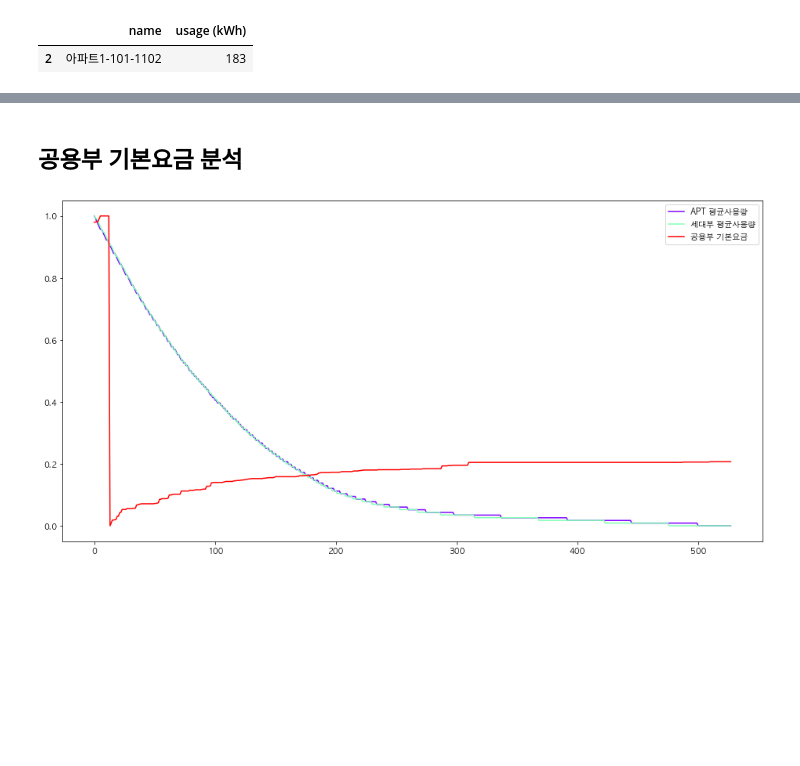
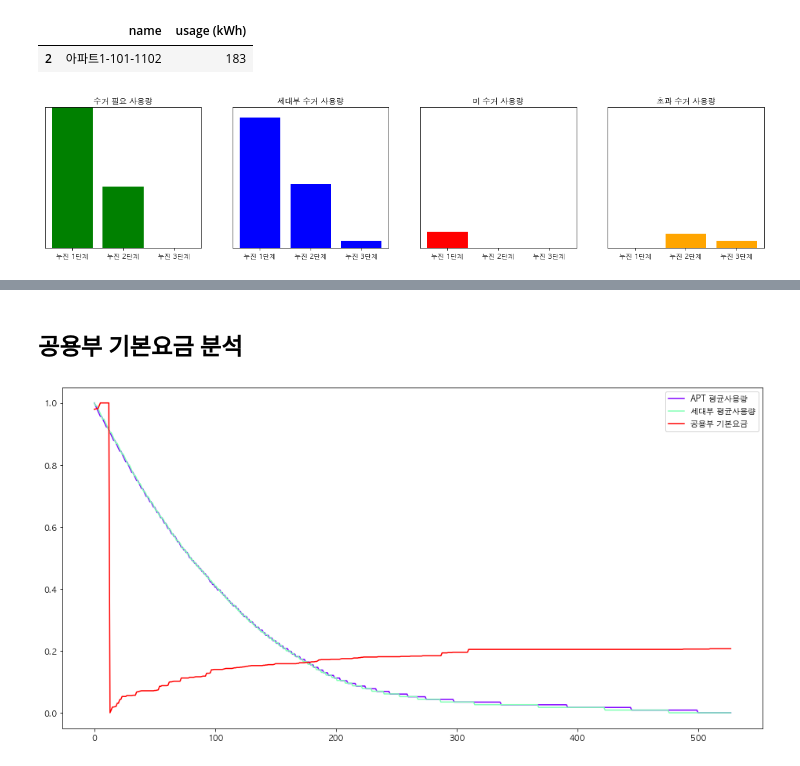
Before and after one commit to formegusto/what-is-public-fee, a Jupyter notebook: 전기를 아꼈을 때, 공동설비요금이 감소할까? (형평성의 문제에 대하여).ipynb, the cells around one changed output, grey strips where cells are left out. Drawn from its saved outputs; the diff is of its cells as text; code cells hidden in the pictures; blank space fills up the shorter version.

```diff
--- a/전기를 아꼈을 때, 공동설비요금이 감소할까? (형평성의 문제에 대하여).ipynb
+++ b/전기를 아꼈을 때, 공동설비요금이 감소할까? (형평성의 문제에 대하여).ipynb
@@ -95,3 +98,62 @@ target
 # %% [output]
 |  | name | usage (kWh) |
 | 2 | 아파트1-101-1102 | 183 |
+# %%
+fig = plt.figure(figsize=(20,4))
+
+matplotlib.use('agg')
+cam = Camera(fig)
+
+_month_df = month_df.copy()
+households_mean = round(_month_df['usage (kWh)'].mean())
+col_all = np.array(get_col_list(households_mean, calc.fee)) * len(_month_df)
+
+max_value = col_all.max()
+
+while True:
+    if len(_month_df[_month_df['usage (kWh)'] > target_usage].index) == 0:
+        break
+
+    _month_df['usage (kWh)'] = _month_df['usage (kWh)'].map(lambda x: x-1 if x > target_usage else x)
+
+    households_mean = round(_month_df['usage (kWh)'].mean())
+
+    col_all = np.array(get_col_list(households_mean, calc.fee)) * len(_month_df)
+    households_col_all = np.array([get_col_list(_,calc.fee) for _ in _month_df['usage (kWh)']]).sum(axis=0)
+
+    chk = col_all - households_col_all
+    plus_chk = np.array([_ if _ > 0 else 0 for _ in chk])
+    minus_chk = np.array([0 if _ > 0 else abs(_) for _ in chk])
+
+#     max_value = np.array([col_all, plus_chk, households_col_all]).max()
+
+
+    step = ["누진 {}단계".format(_) for _ in range(1,4)]
+
+    _1 = plt.subplot(1, 4, 1)
+    _1.bar(step,col_all, color='g')
+    _1.set_title("수거 필요 사용량")
+    plt.ylim([0, max_value])
+    plt.yticks([])
+
+    _2 = plt.subplot(1, 4, 2)
+    _2.bar(step,households_col_all, color='b')
+    _2.set_title("세대부 수거 사용량")
+    plt.ylim([0, max_value])
+    plt.yticks([])
+
+    _3 = plt.subplot(1, 4, 3)
+    _3.bar(step,plus_chk, color='r')
+    _3.set_title("미 수거 사용량")
+    plt.ylim([0, max_value])
+    plt.yticks([])
+
+    _4 = plt.subplot(1, 4, 4)
+    _4.bar(step,minus_chk, color='orange')
+    _4.set_title("초과 수거 사용량")
+    plt.ylim([0, max_value])
+    plt.yticks([])
+
+    cam.snap()
+# %% [output]
+[figure, added]
```
Also changed, not shown: parts of 29 cells of this notebook, 4 other files.
